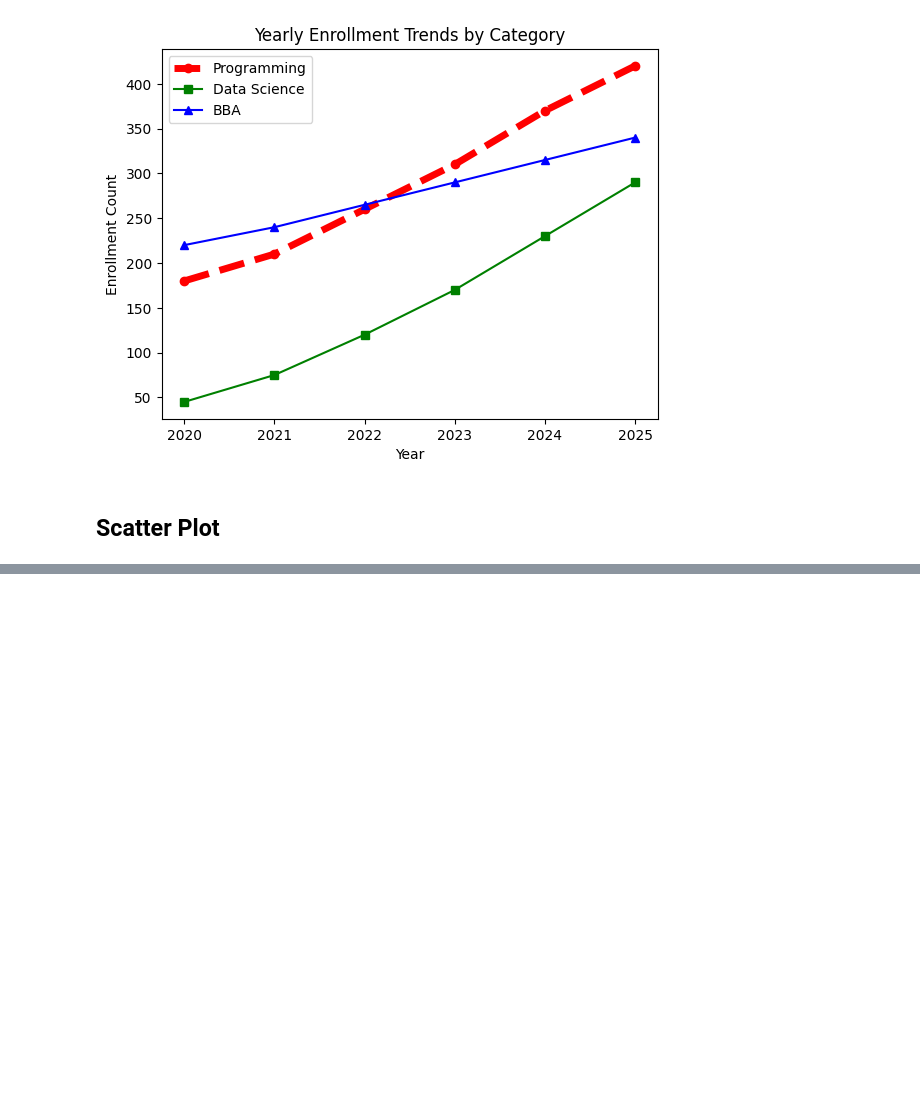
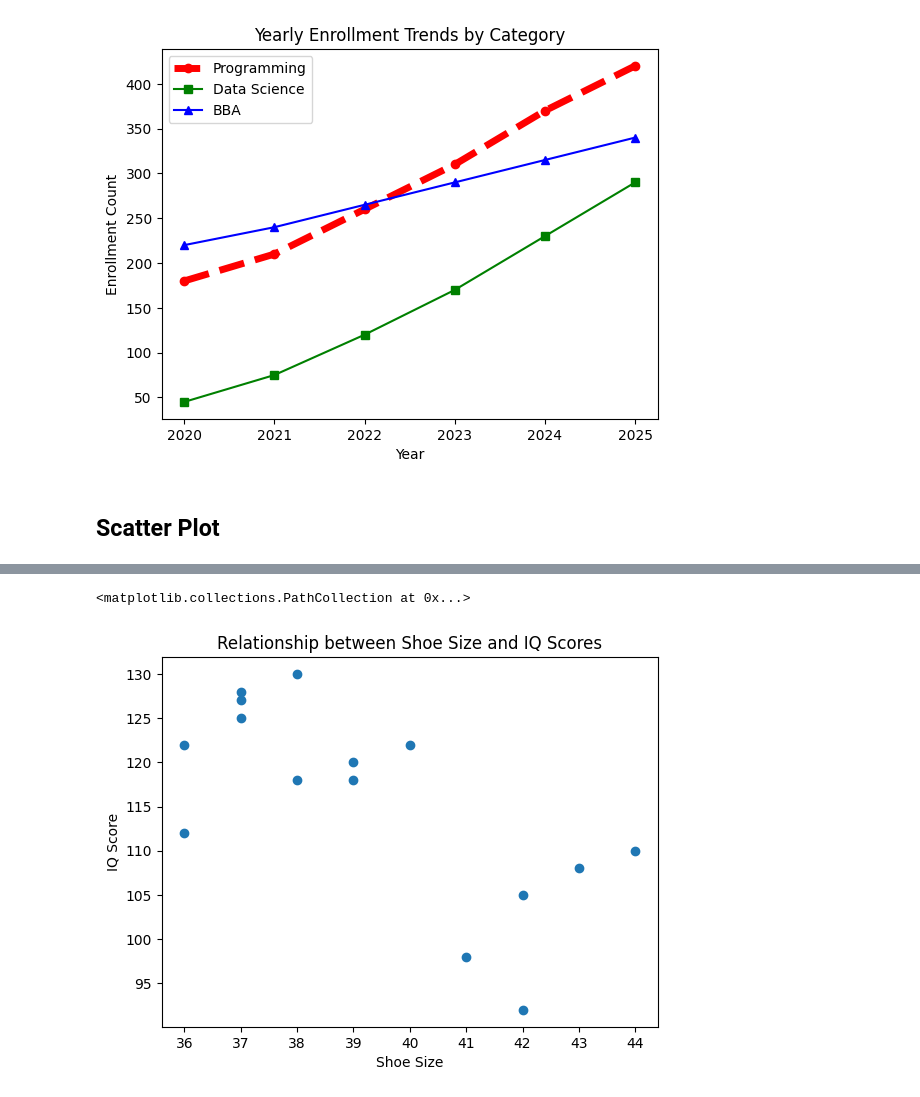
Before and after one commit to ZohanaZuthi/Phitron-AI-ML, a Jupyter notebook: Visualization_with_matplotlib/module_13.ipynb, the cells around one changed output, grey strips where cells are left out. Drawn from its saved outputs; the diff is of its cells as text; code cells hidden in the pictures; blank space fills up the shorter version.

```diff
--- a/Visualization_with_matplotlib/module_13.ipynb
+++ b/Visualization_with_matplotlib/module_13.ipynb
@@ -133,0 +162,8 @@ plt.show()
+# %%
+plt.xlabel('Shoe Size')
+plt.ylabel('IQ Score')
+plt.title('Relationship between Shoe Size and IQ Scores')
+plt.scatter(df['Shoe_Size'], df['IQ_Score'])
+# %% [output]
+<matplotlib.collections.PathCollection at 0x...>
+[figure, added]
```
Also changed, not shown: parts of 3 cells of this notebook, 2 other files.
